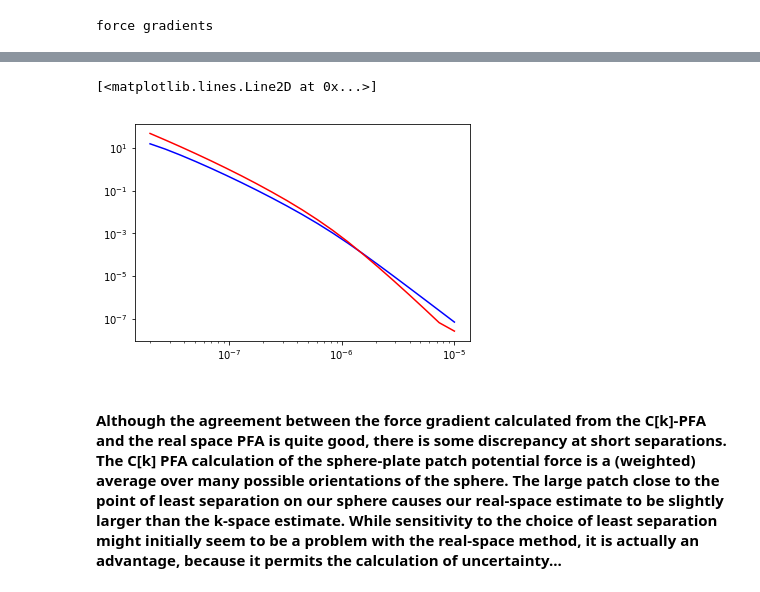
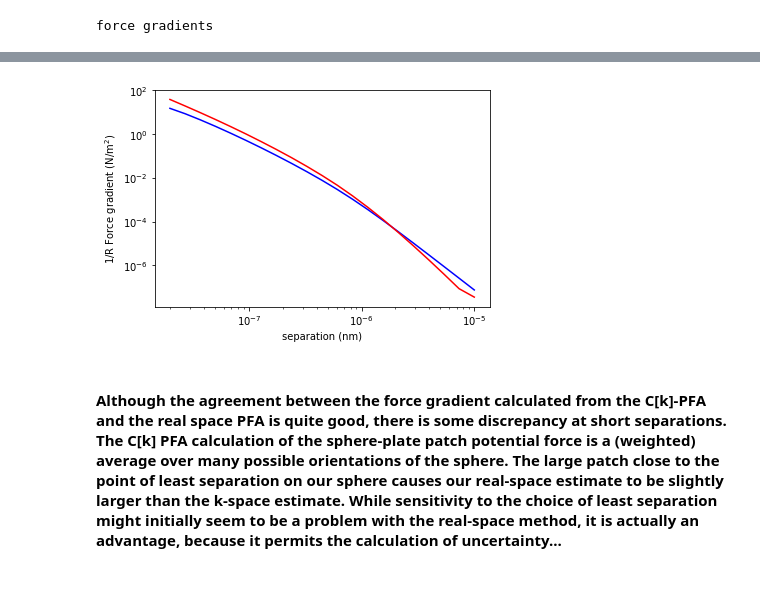
Before and after one commit to jlgarrett/NISEpy, a Jupyter notebook: PFApatchpotentials/Patches_On_2surfaces_Supplemental.ipynb, the cells around one changed output, grey strips where cells are left out. Cells and saved outputs as stored; diff of their text form; code cells hidden in the pictures.

```diff
--- a/PFApatchpotentials/Patches_On_2surfaces_Supplemental.ipynb
+++ b/PFApatchpotentials/Patches_On_2surfaces_Supplemental.ipynb
@@ -515,10 +517,12 @@ fg_PFA_kspace = force_gradient_norm(press_plate_w)
 # %%
 #### Comparing the force gradient to the C[k] + dPFA force gradient
 plt.loglog(h_values, fg_PFA_kspace, 'b')
 plt.loglog(h_values, forceg/2.46e-5, 'r')
+plt.xlabel('separation (nm)')
+plt.ylabel('1/R Force gradient (N/m$^{2}$)')
+plt.show()
 # %% [output]
-[<matplotlib.lines.Line2D at 0x...>]
-[figure, old version]
+[figure, new version]
 # %% [markdown]
 #### Although the agreement between the force gradient calculated from the C[k]-PFA and the real space PFA is quite good, there is some discrepancy at short separations. The C[k] PFA calculation of the sphere-plate patch potential force is a (weighted) average over many possible orientations of the sphere. The large patch close to the point of least separation on our sphere causes our real-space estimate to be slightly larger than the k-space estimate. While sensitivity to the choice of least separation might initially seem to be a problem with the real-space method, it is actually an advantage, because it permits the calculation of uncertainty...
 # %% [markdown]
```
Also changed, not shown: parts of 38 cells of this notebook, 1 other file.
